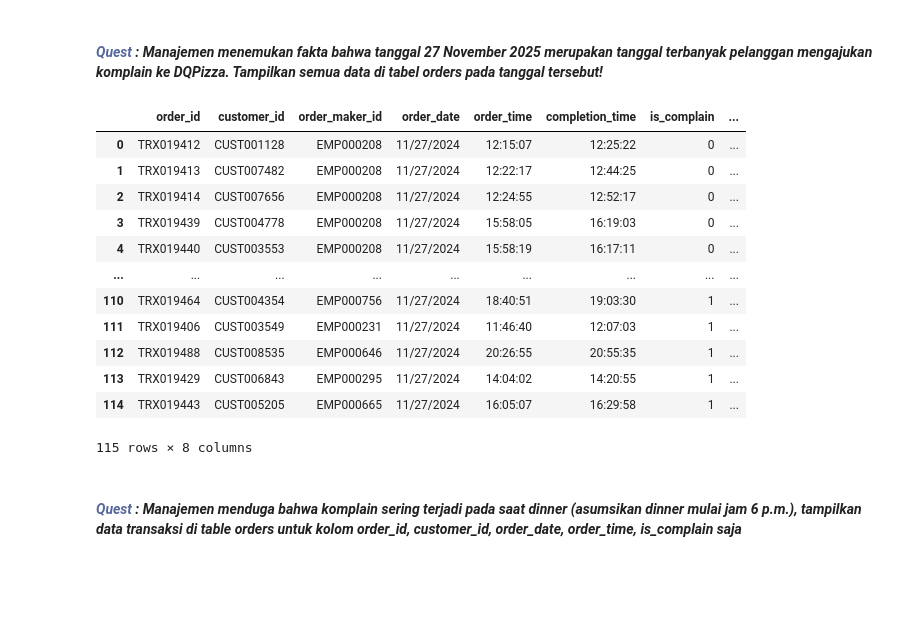
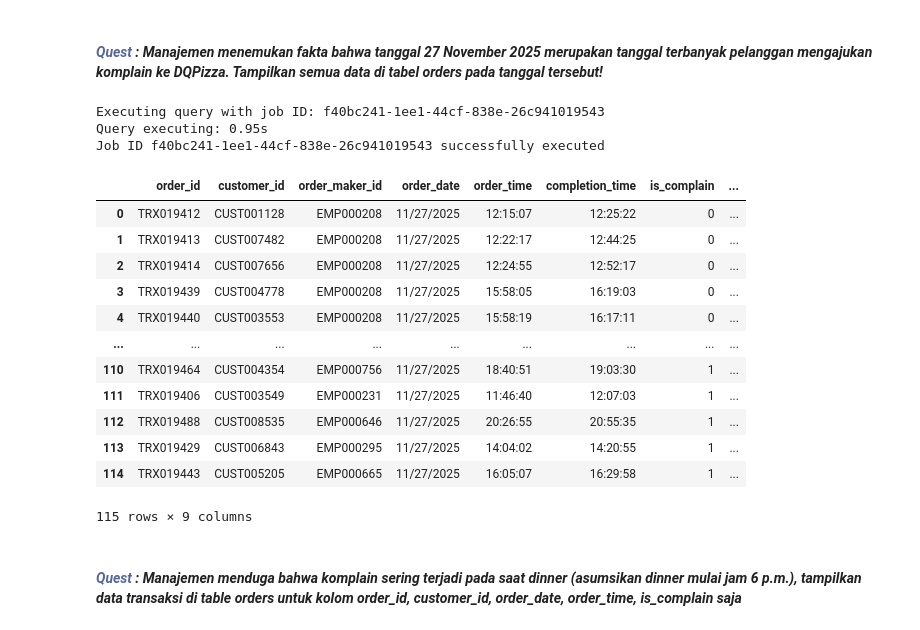
Before and after one commit to refianP13/Data-Analyst, a Jupyter notebook: Copy_of_DQLab_Conditions_&_Aggregation.ipynb, the cells around one changed output. Saved outputs shown, nothing was run; the diff lists cells and outputs as text; code cells hidden in the pictures; blank space fills up the shorter version.

```diff
--- a/Copy_of_DQLab_Conditions_&_Aggregation.ipynb
+++ b/Copy_of_DQLab_Conditions_&_Aggregation.ipynb
@@ -23,7 +23,7 @@ print('Authenticated')
 Authenticated
 # %%
 # Buat BigQuery client
-project_id = 'dqlabproject-2026'
+project_id = 'dqlabs-project'
 client = bigquery.Client(project = project_id)
 # %% [markdown]
 <a id="A"></a>
@@ -90,20 +90,25 @@ Untuk melakukan penyaringan nilai berdasarkan kondisi tertentu dapat menggunakan
 # %%
 %%bigquery --project {project_id} --verbose
 
-...
+SELECT DISTINCT*
+FROM `dqlabs-project.dqpizza.transaction_order`
+WHERE order_date = '11/27/2025'
 # %% [output]
+Executing query with job ID: f40bc241-1ee1-44cf-838e-26c941019543
+Query executing: 0.95s
+Job ID f40bc241-1ee1-44cf-838e-26c941019543 successfully executed
 |  | order_id | customer_id | order_maker_id | order_date | order_time | completion_time | is_complain | ... |
-| 0 | TRX019412 | CUST001128 | EMP000208 | 11/27/2024 | 12:15:07 | 12:25:22 | 0 | ... |
-| 1 | TRX019413 | CUST007482 | EMP000208 | 11/27/2024 | 12:22:17 | 12:44:25 | 0 | ... |
-| 2 | TRX019414 | CUST007656 | EMP000208 | 11/27/2024 | 12:24:55 | 12:52:17 | 0 | ... |
-| 3 | TRX019439 | CUST004778 | EMP000208 | 11/27/2024 | 15:58:05 | 16:19:03 | 0 | ... |
-| 4 | TRX019440 | CUST003553 | EMP000208 | 11/27/2024 | 15:58:19 | 16:17:11 | 0 | ... |
+| 0 | TRX019412 | CUST001128 | EMP000208 | 11/27/2025 | 12:15:07 | 12:25:22 | 0 | ... |
+| 1 | TRX019413 | CUST007482 | EMP000208 | 11/27/2025 | 12:22:17 | 12:44:25 | 0 | ... |
+| 2 | TRX019414 | CUST007656 | EMP000208 | 11/27/2025 | 12:24:55 | 12:52:17 | 0 | ... |
+| 3 | TRX019439 | CUST004778 | EMP000208 | 11/27/2025 | 15:58:05 | 16:19:03 | 0 | ... |
+| 4 | TRX019440 | CUST003553 | EMP000208 | 11/27/2025 | 15:58:19 | 16:17:11 | 0 | ... |
 | ... | ... | ... | ... | ... | ... | ... | ... | ... |
-| 110 | TRX019464 | CUST004354 | EMP000756 | 11/27/2024 | 18:40:51 | 19:03:30 | 1 | ... |
-| 111 | TRX019406 | CUST003549 | EMP000231 | 11/27/2024 | 11:46:40 | 12:07:03 | 1 | ... |
-| 112 | TRX019488 | CUST008535 | EMP000646 | 11/27/2024 | 20:26:55 | 20:55:35 | 1 | ... |
-| 113 | TRX019429 | CUST006843 | EMP000295 | 11/27/2024 | 14:04:02 | 14:20:55 | 1 | ... |
-| 114 | TRX019443 | CUST005205 | EMP000665 | 11/27/2024 | 16:05:07 | 16:29:58 | 1 | ... |
+| 110 | TRX019464 | CUST004354 | EMP000756 | 11/27/2025 | 18:40:51 | 19:03:30 | 1 | ... |
+| 111 | TRX019406 | CUST003549 | EMP000231 | 11/27/2025 | 11:46:40 | 12:07:03 | 1 | ... |
+| 112 | TRX019488 | CUST008535 | EMP000646 | 11/27/2025 | 20:26:55 | 20:55:35 | 1 | ... |
+| 113 | TRX019429 | CUST006843 | EMP000295 | 11/27/2025 | 14:04:02 | 14:20:55 | 1 | ... |
+| 114 | TRX019443 | CUST005205 | EMP000665 | 11/27/2025 | 16:05:07 | 16:29:58 | 1 | ... |
-115 rows × 8 columns
+115 rows × 9 columns
 # %% [markdown]
 #### <i><b><span style='color:#55679C'>Quest</span> : Manajemen menduga bahwa komplain sering terjadi pada saat dinner (asumsikan dinner mulai jam 6 p.m.), tampilkan data transaksi di table orders untuk kolom order_id, customer_id, order_date, order_time, is_complain saja </b></i>
```
Also changed, not shown: parts of 30 cells of this notebook.
